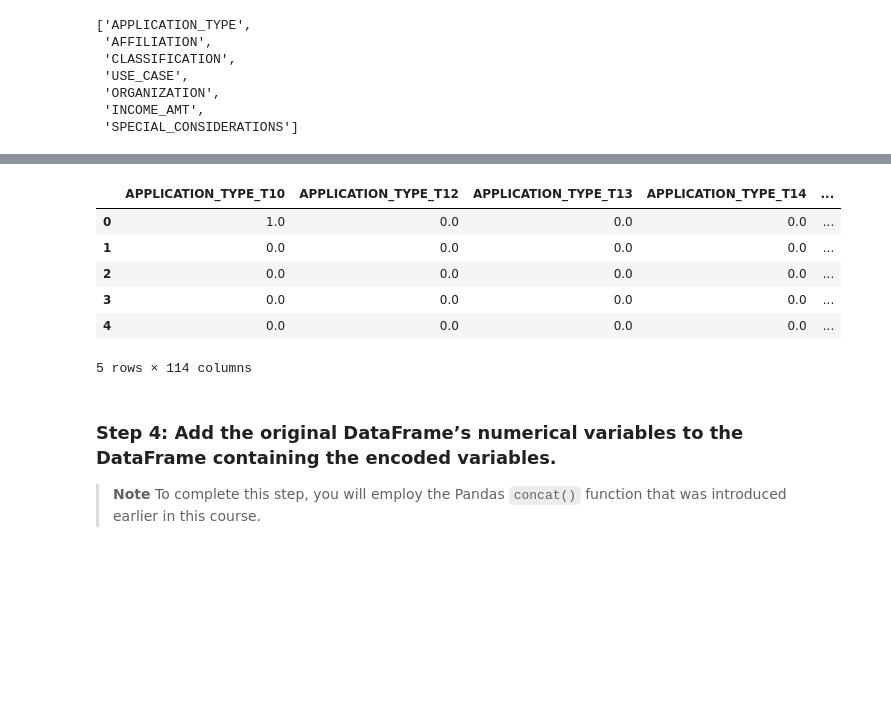
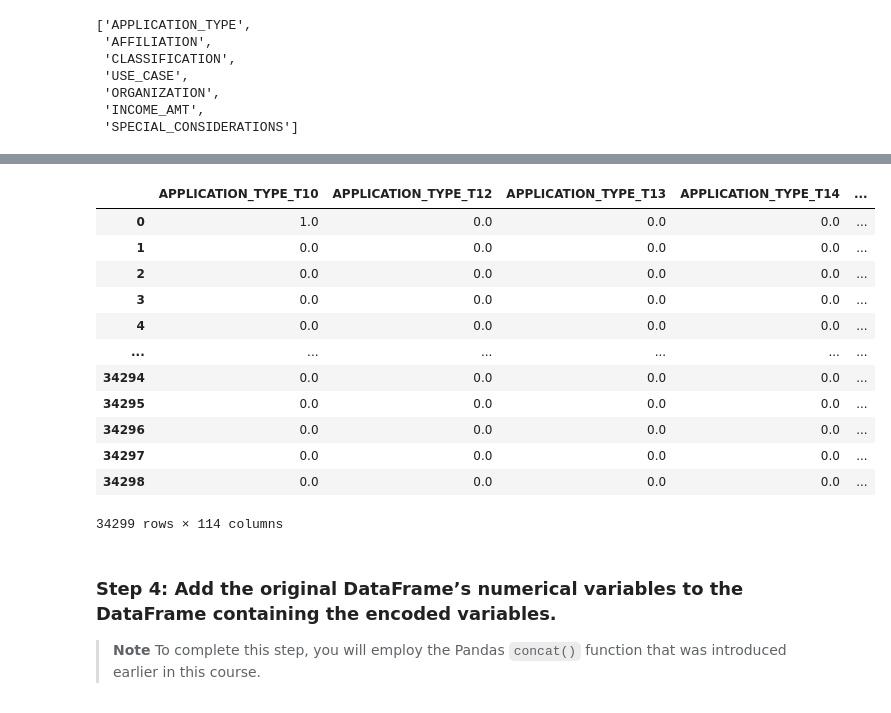
Before and after one commit to tembolo1284/ChallengeFiles_Part13_PaulLopez, a Jupyter notebook: venture_funding_with_deep_learning.ipynb, the cells around one changed output, grey strips where cells are left out. Cells and saved outputs as stored; diff of their text form; code cells hidden in the pictures; blank space fills up the shorter version.

```diff
--- a/venture_funding_with_deep_learning.ipynb
+++ b/venture_funding_with_deep_learning.ipynb
@@ -158,4 +158,6 @@ categorical_variables
  'SPECIAL_CONSIDERATIONS']
 # %%
 # Create a OneHotEncoder instance
-enc = enc = OneHotEncoder(sparse=False)
+enc = OneHotEncoder(sparse=False)
+
+enc
@@ -165,20 +178,26 @@ encoded_data = enc.fit_transform(applicant_data_df[categorical_variables])
 # %%
 # Create a DataFrame with the encoded variables
 encoded_df = pd.DataFrame(
     encoded_data,
-    columns = enc.get_feature_names_out(categorical_variables) #using _out version of the code based off previous warning
+    columns = enc.get_feature_names(categorical_variables) #using _out version of the code based off previous warning
 )
 
 # Display the DataFrame
-encoded_df.head()
+encoded_df
 # %% [output]
 |  | APPLICATION_TYPE_T10 | APPLICATION_TYPE_T12 | APPLICATION_TYPE_T13 | APPLICATION_TYPE_T14 | ... |
 | 0 | 1.0 | 0.0 | 0.0 | 0.0 | ... |
 | 1 | 0.0 | 0.0 | 0.0 | 0.0 | ... |
 | 2 | 0.0 | 0.0 | 0.0 | 0.0 | ... |
 | 3 | 0.0 | 0.0 | 0.0 | 0.0 | ... |
 | 4 | 0.0 | 0.0 | 0.0 | 0.0 | ... |
+| ... | ... | ... | ... | ... | ... |
+| 34294 | 0.0 | 0.0 | 0.0 | 0.0 | ... |
+| 34295 | 0.0 | 0.0 | 0.0 | 0.0 | ... |
+| 34296 | 0.0 | 0.0 | 0.0 | 0.0 | ... |
+| 34297 | 0.0 | 0.0 | 0.0 | 0.0 | ... |
+| 34298 | 0.0 | 0.0 | 0.0 | 0.0 | ... |
-5 rows × 114 columns
+34299 rows × 114 columns
 # %% [markdown]
 ### Step 4: Add the original DataFrame’s numerical variables to the DataFrame containing the encoded variables.
 
```
Also changed, not shown: parts of 24 cells of this notebook, 4 other files.
